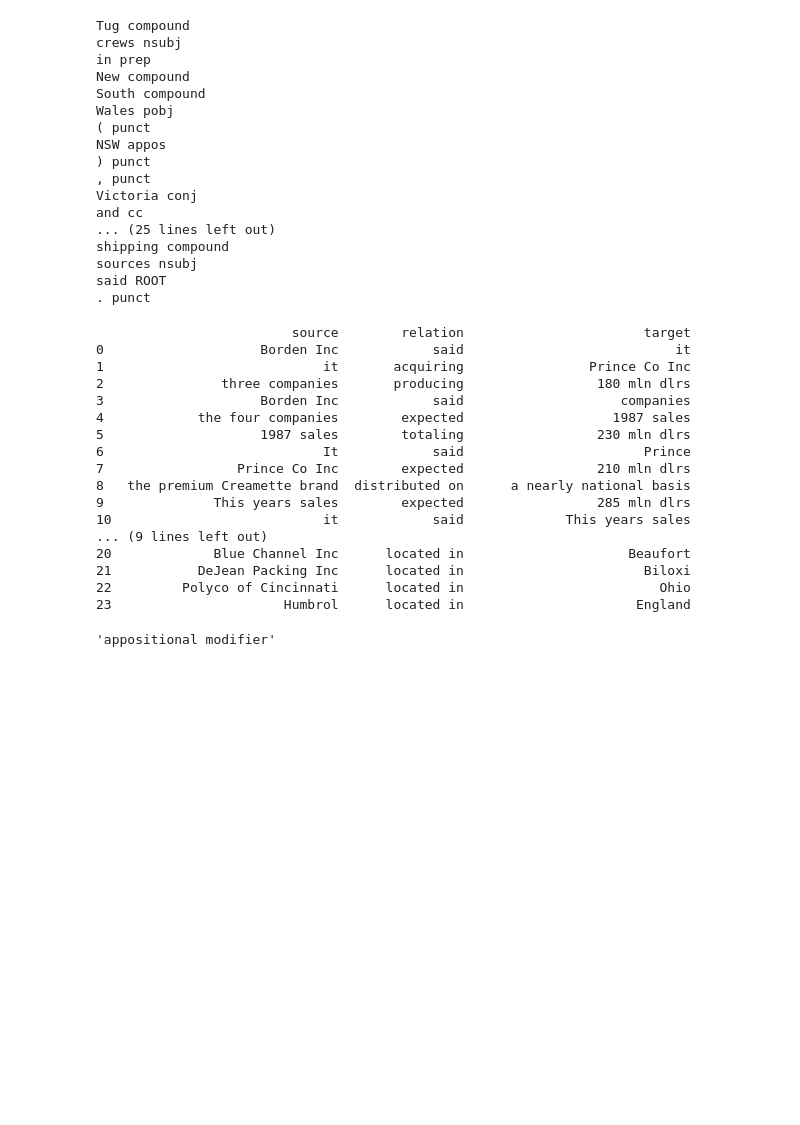
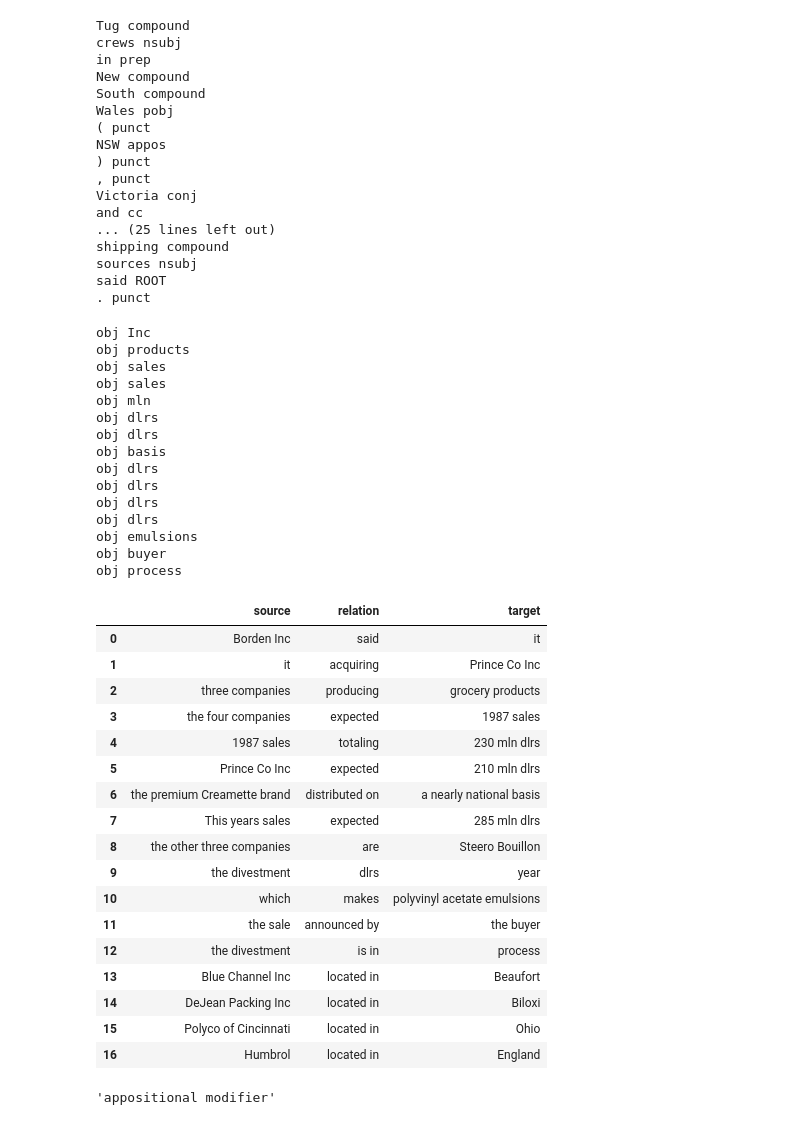
Before and after one commit to ujjwalk00/Entity_Recognition, a Jupyter notebook: entity_relation/relation-extraction.ipynb, the cells around one changed output. Cells and saved outputs as stored; diff of their text form; code cells hidden in the pictures; blank space fills up the shorter version.

Commit message:
fixed code to get more relative entity relation

```diff
--- a/entity_relation/relation-extraction.ipynb
+++ b/entity_relation/relation-extraction.ipynb
@@ -502,23 +504,39 @@ article = nlp('Borden Inc said it is acquiring Prince Co Inc and three companies
 # %%
-find_rel(article)
+find_rel(article, nlp)
 # %% [output]
-                         source        relation                       target
-0                    Borden Inc            said                           it
-1                            it       acquiring                Prince Co Inc
-2               three companies       producing                 180 mln dlrs
-3                    Borden Inc            said                    companies
-4            the four companies        expected                   1987 sales
-5                    1987 sales        totaling                 230 mln dlrs
-6                            It            said                       Prince
-7                 Prince Co Inc        expected                 210 mln dlrs
-8   the premium Creamette brand  distributed on      a nearly national basis
-9              This years sales        expected                 285 mln dlrs
-10                           it            said             This years sales
-... (9 lines left out)
-20             Blue Channel Inc      located in                     Beaufort
-21           DeJean Packing Inc      located in                       Biloxi
-22         Polyco of Cincinnati      located in                         Ohio
-23                      Humbrol      located in                      England
+obj Inc
+obj products
+obj sales
+obj sales
+obj mln
+obj dlrs
+obj dlrs
+obj basis
+obj dlrs
+obj dlrs
+obj dlrs
+obj dlrs
+obj emulsions
+obj buyer
+obj process
+|  | source | relation | target |
+| 0 | Borden Inc | said | it |
+| 1 | it | acquiring | Prince Co Inc |
+| 2 | three companies | producing | grocery products |
+| 3 | the four companies | expected | 1987 sales |
+| 4 | 1987 sales | totaling | 230 mln dlrs |
+| 5 | Prince Co Inc | expected | 210 mln dlrs |
+| 6 | the premium Creamette brand | distributed on | a nearly national basis |
+| 7 | This years sales | expected | 285 mln dlrs |
+| 8 | the other three companies | are | Steero Bouillon |
+| 9 | the divestment | dlrs | year |
+| 10 | which | makes | polyvinyl acetate emulsions |
+| 11 | the sale | announced by | the buyer |
+| 12 | the divestment | is in | process |
+| 13 | Blue Channel Inc | located in | Beaufort |
+| 14 | DeJean Packing Inc | located in | Biloxi |
+| 15 | Polyco of Cincinnati | located in | Ohio |
+| 16 | Humbrol | located in | England |
 # %%
 spacy.explain('appos')
 # %% [output]
```
Also changed, not shown: parts of 9 cells of this notebook, 4 other files.
